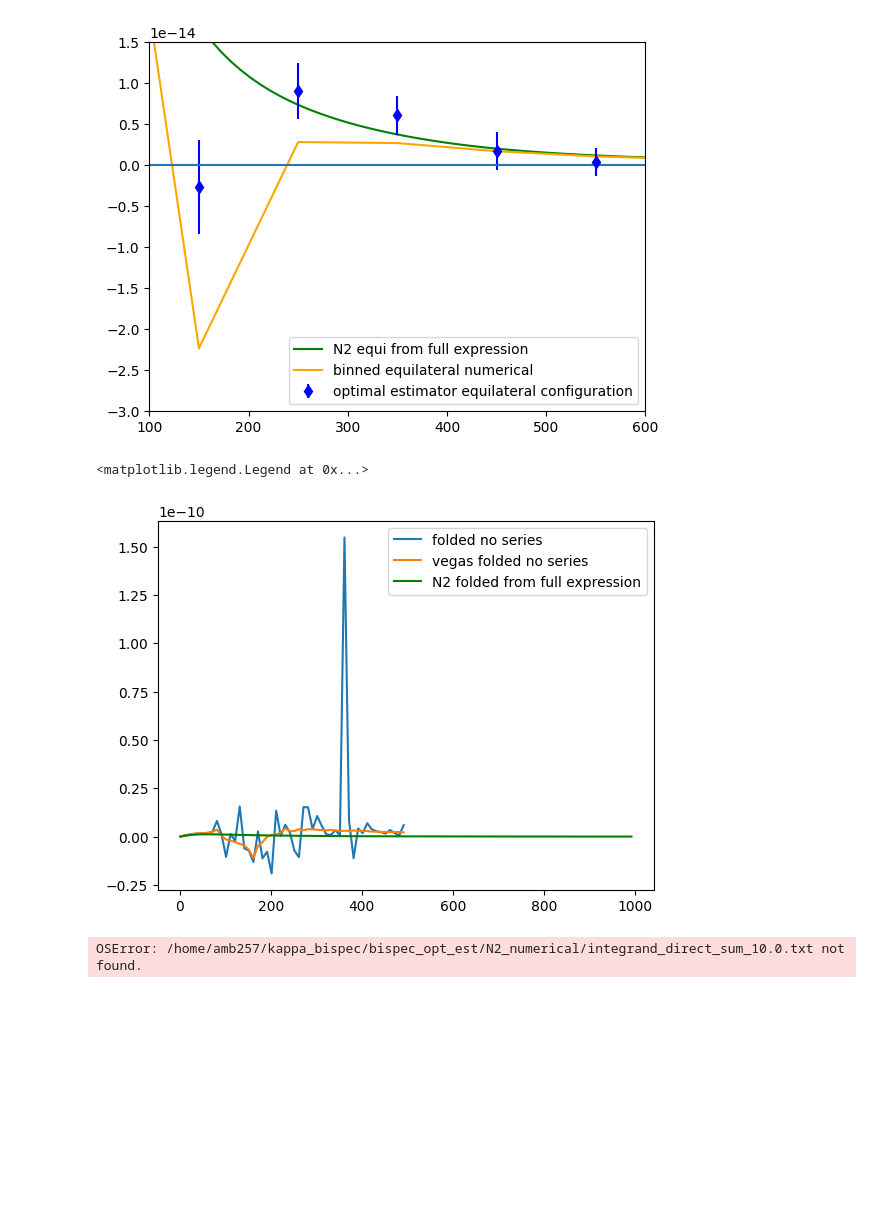
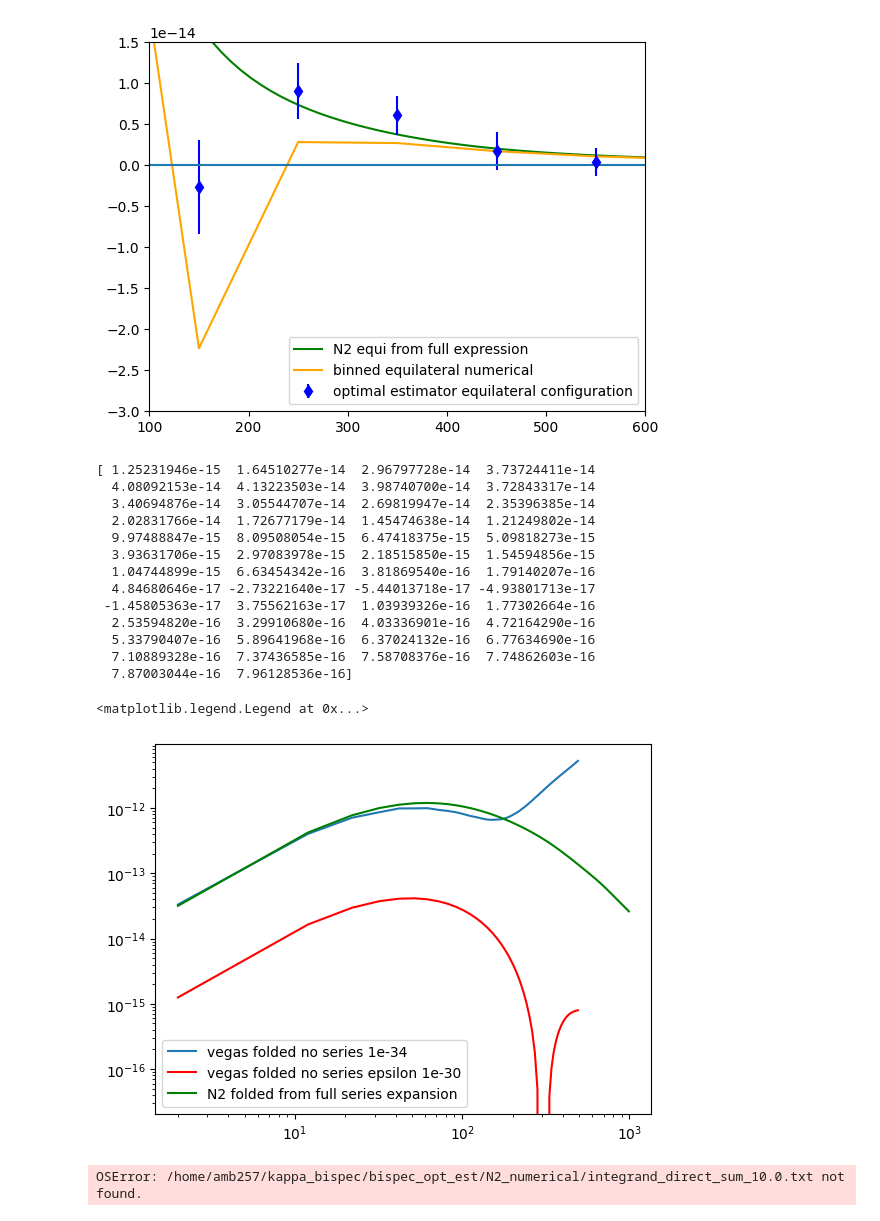
Before and after one commit to aleksandrbowkis/bispec_opt_est, a Jupyter notebook: N2_numerical/Binning_effects/Visualisation/N2_tests.ipynb, the cells around one changed output. Cells and saved outputs as stored; diff of their text form; code cells hidden in the pictures; blank space fills up the shorter version.

```diff
--- a/N2_numerical/Binning_effects/Visualisation/N2_tests.ipynb
+++ b/N2_numerical/Binning_effects/Visualisation/N2_tests.ipynb
@@ -235,23 +224,42 @@ print(bin_mid_eq, binning_eq)
 # %%
 # This cell tests the folded non series direct calculation from non_series/Fold_no_series.py
 
 L_fold_noseries, N2_fold_noseries = np.loadtxt("/home/amb257/kappa_bispec/bispec_opt_est/N2_numerical/Binning_effects/outputs/fold_N2_no_series.txt")
 L_vegas_fold_noseries, N2_vegas_fold_noseries = np.loadtxt("/home/amb257/kappa_bispec/bispec_opt_est/N2_numerical/Binning_effects/outputs/vegas_fold_N2_no_series.txt")
+L_vegas_fold_noseries_logspace, N2_vegas_fold_noseries_logspace = np.loadtxt("/home/amb257/kappa_bispec/bispec_opt_est/N2_numerical/Binning_effects/outputs/logspace_vegas_fold_N2_no_series.txt")
+
+print(N2_vegas_fold_noseries_logspace)
 #dblquad
-plt.plot(L_fold_noseries, N2_fold_noseries, label = 'folded no series')
+#plt.loglog(L_fold_noseries, N2_fold_noseries, label = 'folded no series')
 
 #vegas
-plt.plot(L_vegas_fold_noseries, N2_vegas_fold_noseries, label = 'vegas folded no series')
+plt.loglog(L_vegas_fold_noseries, N2_vegas_fold_noseries, label = 'vegas folded no series 1e-34')
+
+# vegas logspace
+plt.plot(L_vegas_fold_noseries_logspace, N2_vegas_fold_noseries_logspace, color = 'red', label = 'vegas folded no series epsilon 1e-30')
 # For comparison plot the folded series expansion result obtained from limit of full expression
-plt.plot(L_newmath_full, N2_fold_newmath_full, color = 'green', label = 'N2 folded from full expression')
+plt.plot(L_newmath_full, N2_fold_newmath_full, color = 'green', label = 'N2 folded from full series expansion')
 
 # And finally the folded result from the optimal estimator
 #plt.errorbar(L_opt_fold, -1*opt_est_fold, yerr = err_fold, fmt='bd', label = 'optimal estimator folded configuration')
 
 plt.legend()
 # %% [output]
-<matplotlib.legend.Legend at 0x...>
+[ 1.25231946e-15  1.64510277e-14  2.96797728e-14  3.73724411e-14
+  4.08092153e-14  4.13223503e-14  3.98740700e-14  3.72843317e-14
+  3.40694876e-14  3.05544707e-14  2.69819947e-14  2.35396385e-14
+  2.02831766e-14  1.72677179e-14  1.45474638e-14  1.21249802e-14
+  9.97488847e-15  8.09508054e-15  6.47418375e-15  5.09818273e-15
+  3.93631706e-15  2.97083978e-15  2.18515850e-15  1.54594856e-15
+  1.04744899e-15  6.63454342e-16  3.81869540e-16  1.79140207e-16
+  4.84680646e-17 -2.73221640e-17 -5.44013718e-17 -4.93801713e-17
+ -1.45805363e-17  3.75562163e-17  1.03939326e-16  1.77302664e-16
+  2.53594820e-16  3.29910680e-16  4.03336901e-16  4.72164290e-16
+  5.33790407e-16  5.89641968e-16  6.37024132e-16  6.77634690e-16
+  7.10889328e-16  7.37436585e-16  7.58708376e-16  7.74862603e-16
+  7.87003044e-16  7.96128536e-16]
+<matplotlib.legend.Legend at 0x...>
-[figure, old version]
+[figure, new version]
 # %%
 # Load in the integrand used for the direct sum calculation
 ell, integrand = np.loadtxt('/home/amb257/kappa_bispec/bispec_opt_est/N2_numerical/integrand_direct_sum_10.0.txt')
```
Also changed, not shown: parts of 3 cells of this notebook, 22 other files.
